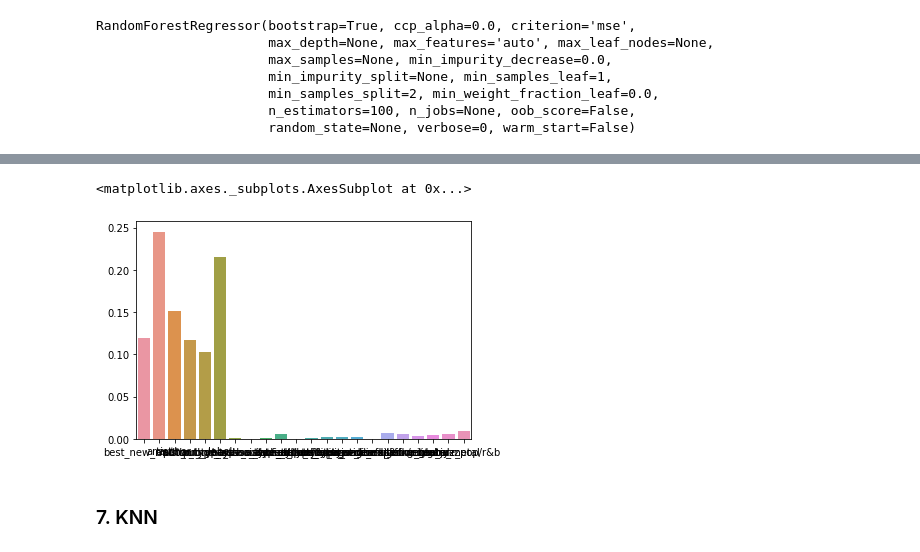
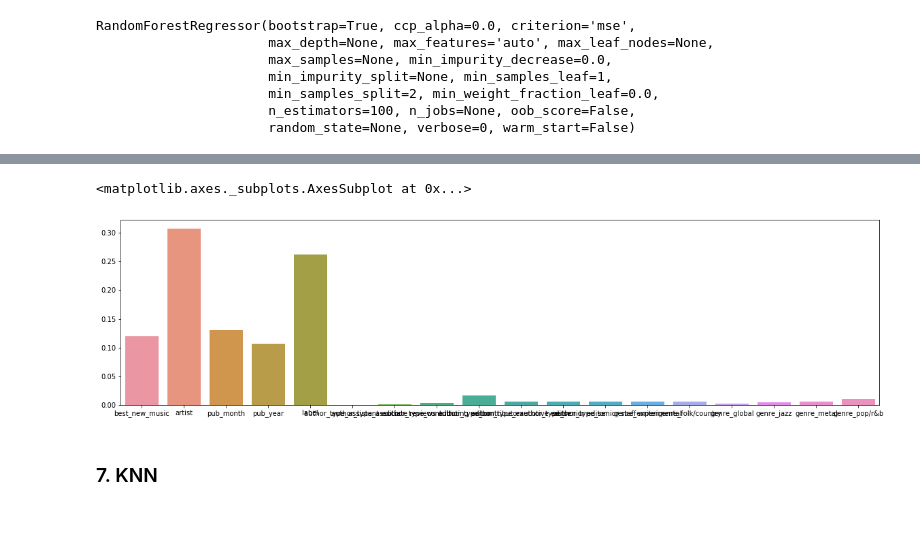
Before and after one commit to pravinks94/pitchfork-data, a Jupyter notebook: pravin/pitchfork.ipynb, the cells around one changed output, grey strips where cells are left out. Saved outputs shown, nothing was run; the diff lists cells and outputs as text; code cells hidden in the pictures; blank space fills up the shorter version.

```diff
--- a/pravin/pitchfork.ipynb
+++ b/pravin/pitchfork.ipynb
@@ -324,5 +321,5 @@ dtype: int64
 # %%
-df['author_type']=df['author_type'].fillna(df['author_type'].mode()[0])
+df['author_type']=df['author_type'].fillna('None')
 # %%
 df.isnull().sum()
 # %% [output]
@@ -402,7 +398,7 @@ plt.show()
     1.Best New Music awards started from 2003
     2. Removing values from 2017 since it seems that data has been taken from early 2017
 # %%
-df=df[df['pub_year']!=2017]
+df=df[(df['pub_year']<2017)]
 # %% [markdown]
 ### pub_month
 # %%
@@ -490,7 +486,7 @@ df['label'].isnull().sum()
 from sklearn.preprocessing import LabelEncoder
 le=LabelEncoder()
 df['artist']=le.fit_transform(df['artist'])
-df['author']=le.fit_transform(df['author'])
+#df['author']=le.fit_transform(df['author'])
 df['label']=le.fit_transform(df['label'])
 #df['pub_year']=le.fit_transform(df['pub_year'])
 # %%
@@ -969,7 +965,7 @@ RMSE of Test: 0.9253622862338876
 ### 5 Decision Tree
 # %%
 from sklearn.tree import DecisionTreeRegressor
-dtr=DecisionTreeRegressor()
+dtr=DecisionTreeRegressor(max_depth=6,max_leaf_nodes=10)
 # %%
 dtr.fit(X_train,y_train)
 # %% [output]
@@ -1036,8 +1029,9 @@ rfr.c
 # %%
+plt.figure(figsize=(20,5))
 sns.barplot(x=X_final.columns,y=rfr.feature_importances_)
 # %% [output]
 <matplotlib.axes._subplots.AxesSubplot at 0x...>
-[figure, old version]
+[figure, new version]
 # %% [markdown]
 ### 7. KNN
 # %%
```
Also changed, not shown: parts of 57 cells of this notebook.
